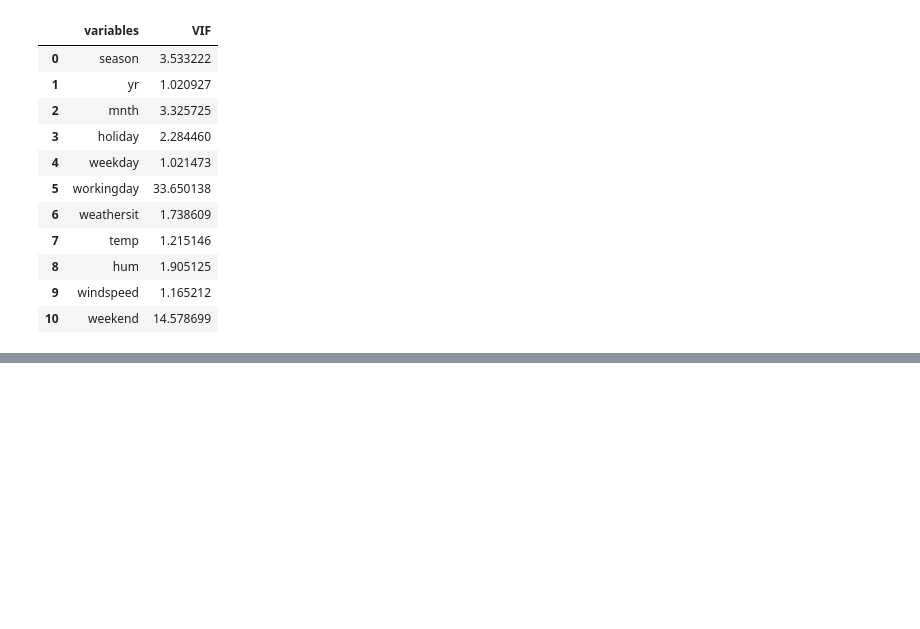
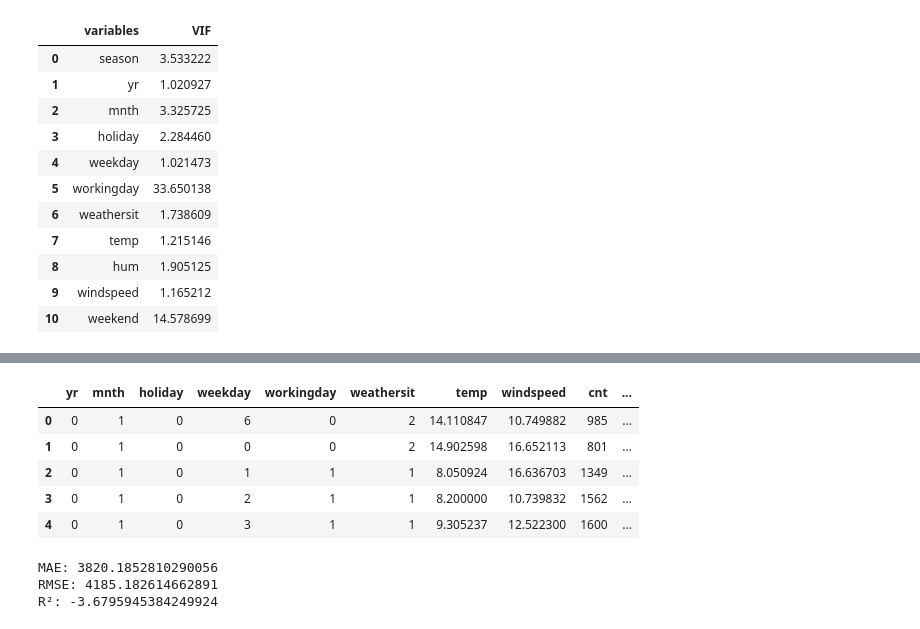
Before and after one commit to springboardmentor29803v-cpu/RideWise-Predicting-Bike-sharing-Demand, a Jupyter notebook: Modeling/Linear_Regression.ipynb, the cells around one changed output, grey strips where cells are left out. Cells and saved outputs as stored; diff of their text form; code cells hidden in the pictures; blank space fills up the shorter version.

```diff
--- a/Modeling/Linear_Regression.ipynb
+++ b/Modeling/Linear_Regression.ipynb
@@ -435,0 +449,2 @@ df_new = df_new.drop(columns=['season'])
+# %%
+df_new = df_new.drop(columns=['hum'])
@@ -435,0 +472,35 @@ df_new = df_new.drop(columns=['season'])
+# %%
+features = ['yr','mnth','holiday','weekday','workingday','weathersit','temp','windspeed']
+
+X_new = df_new[features]      # SELECT ONLY THESE COLUMNS
+X_new_scaled = scaler.transform(X_new)   # NOW TRANSFORM
+# %%
+y_pred = regressor.predict(X_new_scaled)
+# %%
+df_new["predicted_cnt"] = y_pred
+df_new.head()
+# %% [output]
+|  | yr | mnth | holiday | weekday | workingday | weathersit | temp | windspeed | cnt | ... |
+| 0 | 0 | 1 | 0 | 6 | 0 | 2 | 14.110847 | 10.749882 | 985 | ... |
+| 1 | 0 | 1 | 0 | 0 | 0 | 2 | 14.902598 | 16.652113 | 801 | ... |
+| 2 | 0 | 1 | 0 | 1 | 1 | 1 | 8.050924 | 16.636703 | 1349 | ... |
+| 3 | 0 | 1 | 0 | 2 | 1 | 1 | 8.200000 | 10.739832 | 1562 | ... |
+| 4 | 0 | 1 | 0 | 3 | 1 | 1 | 9.305237 | 12.522300 | 1600 | ... |
+# %%
+from sklearn.metrics import mean_absolute_error, mean_squared_error, r2_score
+import numpy as np
+
+y_true = df_new["cnt"]
+y_pred = model.predict(X_new_scaled)
+
+mae = mean_absolute_error(y_true, y_pred)
+rmse = np.sqrt(mean_squared_error(y_true, y_pred))
+r2 = r2_score(y_true, y_pred)
+
+print("MAE:", mae)
+print("RMSE:", rmse)
+print("R²:", r2)
+# %% [output]
+MAE: 3820.1852810290056
+RMSE: 4185.182614662891
+R²: -3.6795945384249924
```
Also changed, not shown: parts of 3 cells of this notebook, 7 other files.
